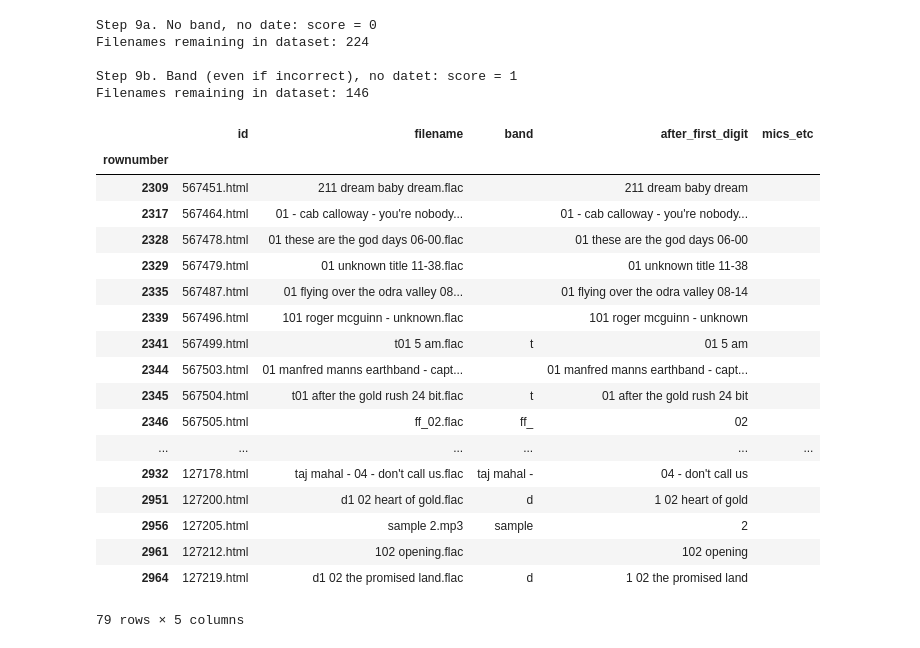
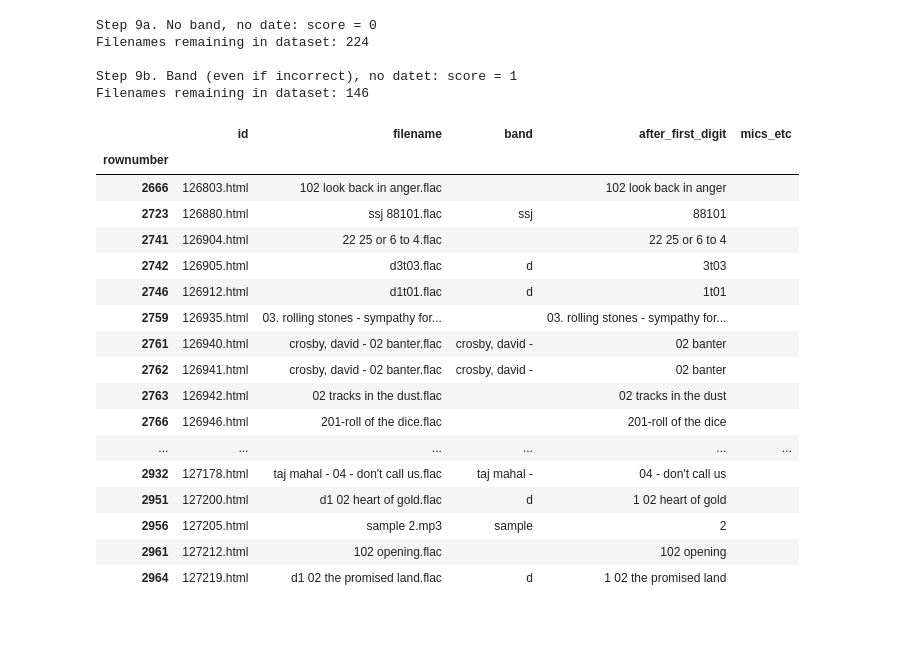
Before and after one commit to raddick/musical-folksonomy, a Jupyter notebook: folksonomy.ipynb, the cells around one changed output. Drawn from its saved outputs; the diff is of its cells as text; code cells hidden in the pictures.

```diff
--- a/folksonomy.ipynb
+++ b/folksonomy.ipynb
@@ -905,6 +905,23 @@ music_df.loc[music_df['id'] == '567318.html', 'mics_etc'] = 'birmingham _disc 01
 #2298
 music_df.loc[music_df['id'] == '567438.html', 'date_by_hand'] = pandas.to_datetime('2016-07-12')
 music_df.loc[music_df['id'] == '567438.html', 'mics_etc'] = '001'
+#2403
+music_df.loc[music_df['id'] == '567578.html', 'date_by_hand'] = pandas.to_datetime('2016-07-08')
+music_df.loc[music_df['id'] == '567578.html', 'band'] = 'trembling bells'
+music_df.loc[music_df['id'] == '567578.html', 'mics_etc'] = 'aud01'
+#2449
+music_df.loc[music_df['id'] == '567639.html', 'date_by_hand'] = pandas.to_datetime('1975-01-03')
+music_df.loc[music_df['id'] == '567639.html', 'band'] = 'rrk'
+music_df.loc[music_df['id'] == '567639.html', 'mics_etc'] = 'village_vanguard_u t'
+#2474
+music_df.loc[music_df['id'] == '567671.html', 'date_by_hand'] = pandas.to_datetime('1989-11-19')
+music_df.loc[music_df['id'] == '567671.html', 'mics_etc'] = '07'
+#2567
+music_df.loc[music_df['id'] == '567790.html', 'date_by_hand'] = pandas.to_datetime('2016-07-26')
+music_df.loc[music_df['id'] == '567790.html', 'mics_etc'] = 'aud.mk4.petaluma.flac16 01'
+#2630
+music_df.loc[music_df['id'] == '567872.html', 'date_by_hand'] = pandas.to_datetime('2016-07-30')
+music_df.loc[music_df['id'] == '567872.html', 'mics_etc'] = ''
 
 print('\nStep 7a. Band, date by hand format: score = 1')
 ones_df = ones_df.append(music_df.loc[(music_df['band'] == '') & (music_df['date_by_hand'].notnull())])
@@ -1028,6 +1045,30 @@ music_df.loc[music_df['id'] == '567358.html', 'mics_etc'] = ''
 music_df.loc[music_df['id'] == '567394.html', 'year'] = 1986
 music_df.loc[music_df['id'] == '567394.html', 'month'] = 5
 music_df.loc[music_df['id'] == '567394.html', 'mics_etc'] = 'fm(1st-gen)t04'
+#2328
+music_df.loc[music_df['id'] == '567478.html', 'year'] = 2006
+music_df.loc[music_df['id'] == '567478.html', 'mics_etc'] = '01 these are the god days'
+#2335
+music_df.loc[music_df['id'] == '567487.html', 'year'] = 2014
+music_df.loc[music_df['id'] == '567487.html', 'month'] = 8
+music_df.loc[music_df['id'] == '567487.html', 'mics_etc'] = '01 flying over the odra valley'
+#2364
+music_df.loc[music_df['id'] == '567526.html', 'year'] = 2013
+music_df.loc[music_df['id'] == '567526.html', 'year'] = 10
+music_df.loc[music_df['id'] == '567526.html', 'mics_etc'] = '03 sly eyes 13-10'
+#2484
+music_df.loc[music_df['id'] == '567683.html', 'year'] = 2017
+music_df.loc[music_df['id'] == '567683.html', 'mics_etc'] = '01 miami (seen the lights go out on broadway)'
+#2486
+music_df.loc[music_df['id'] == '567686.html', 'year'] = 1968
+music_df.loc[music_df['id'] == '567686.html', 'mics_etc'] = 'los angeles,ca jonathan winters show mk1-tv-01'
+#2487
+music_df.loc[music_df['id'] == '567687.html', 'year'] = 1968
+music_df.loc[music_df['id'] == '567687.html', 'mics_etc'] = 'los angeles,ca jonathan winters show mk2-tv-01'
+#2580
+music_df.loc[music_df['id'] == '567810.html', 'year'] = 2016
+music_df.loc[music_df['id'] == '567810.html', 'band'] = 'matthew shipp'
+music_df.loc[music_df['id'] == '567810.html', 'mics_etc'] = '01 taktlos'
 
 print('\nStep 8a. No band, year by hand format: score = 1')
 ones_df = ones_df.append(music_df.loc[(music_df['band'] == '') & (music_df['year'] != -9999)])
@@ -1688,28 +1857,26 @@ Filenames remaining in dataset: 146
 # %%
 #music_df.loc[music_df['id'] == '567053.html', 'date_by_hand'] = pandas.to_datetime('1981-08-20')
 
-music_df[['id', 'filename', 'band', 'after_first_digit', 'mics_etc']][music_df.index > 2298]
-#music_df['filename'].loc[2246]
+music_df[['id', 'filename', 'band', 'after_first_digit', 'mics_etc']][music_df.index > 2656]
 # %% [output]
 |  | id | filename | band | after_first_digit | mics_etc |
 | rownumber |  |  |  |  |  |
-| 2309 | 567451.html | 211 dream baby dream.flac |  | 211 dream baby dream |  |
-| 2317 | 567464.html | 01 - cab calloway - you're nobody... |  | 01 - cab calloway - you're nobody... |  |
-| 2328 | 567478.html | 01 these are the god days 06-00.flac |  | 01 these are the god days 06-00 |  |
-| 2329 | 567479.html | 01 unknown title 11-38.flac |  | 01 unknown title 11-38 |  |
-| 2335 | 567487.html | 01 flying over the odra valley 08... |  | 01 flying over the odra valley 08-14 |  |
-| 2339 | 567496.html | 101 roger mcguinn - unknown.flac |  | 101 roger mcguinn - unknown |  |
-| 2341 | 567499.html | t01 5 am.flac | t | 01 5 am |  |
-| 2344 | 567503.html | 01 manfred manns earthband - capt... |  | 01 manfred manns earthband - capt... |  |
-| 2345 | 567504.html | t01 after the gold rush 24 bit.flac | t | 01 after the gold rush 24 bit |  |
-| 2346 | 567505.html | ff_02.flac | ff_ | 02 |  |
+| 2666 | 126803.html | 102 look back in anger.flac |  | 102 look back in anger |  |
+| 2723 | 126880.html | ssj 88101.flac | ssj | 88101 |  |
+| 2741 | 126904.html | 22 25 or 6 to 4.flac |  | 22 25 or 6 to 4 |  |
+| 2742 | 126905.html | d3t03.flac | d | 3t03 |  |
+| 2746 | 126912.html | d1t01.flac | d | 1t01 |  |
+| 2759 | 126935.html | 03. rolling stones - sympathy for... |  | 03. rolling stones - sympathy for... |  |
+| 2761 | 126940.html | crosby, david - 02 banter.flac | crosby, david - | 02 banter |  |
+| 2762 | 126941.html | crosby, david - 02 banter.flac | crosby, david - | 02 banter |  |
+| 2763 | 126942.html | 02 tracks in the dust.flac |  | 02 tracks in the dust |  |
+| 2766 | 126946.html | 201-roll of the dice.flac |  | 201-roll of the dice |  |
 | ... | ... | ... | ... | ... | ... |
 | 2932 | 127178.html | taj mahal - 04 - don't call us.flac | taj mahal - | 04 - don't call us |  |
 | 2951 | 127200.html | d1 02 heart of gold.flac | d | 1 02 heart of gold |  |
 | 2956 | 127205.html | sample 2.mp3 | sample | 2 |  |
 | 2961 | 127212.html | 102 opening.flac |  | 102 opening |  |
 | 2964 | 127219.html | d1 02 the promised land.flac | d | 1 02 the promised land |  |
-79 rows × 5 columns
 # %%
 
 # REMOVE TRAILING CHARACTERS FROM BAND NAME
```
Also changed, not shown: parts of 14 cells of this notebook.
